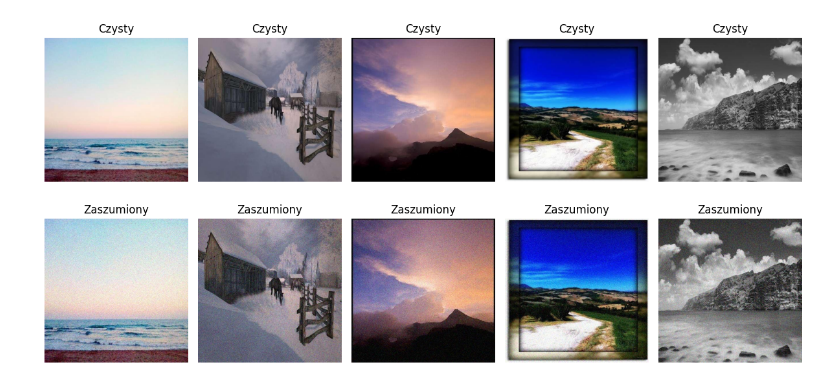
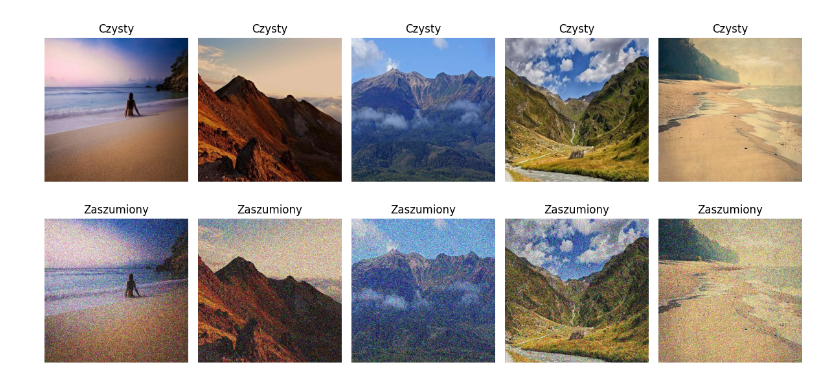
Before and after one commit to CyrexML/DenoisingImagesCNN, a Jupyter notebook: ZaszumienieObrazów.ipynb, the cells around one changed output. Drawn from its saved outputs; the diff is of its cells as text; code cells hidden in the pictures.

```diff
--- a/ZaszumienieObrazów.ipynb
+++ b/ZaszumienieObrazów.ipynb
@@ -5,12 +6,11 @@ from PIL import Image
 # %%
-
 # Ścieżki do katalogów z danymi
-clean_data_dir = "D:/labSem6/ObrazySzum"
-noisy_data_dir = "D:/labSem6/ObrazySzum1"
-
+clean_data_dir = "D:/labSem6/Obrazy3/ObrazyCzyste"
+noisy_data_dir = "D:/labSem6/Obrazy3/ObrazySzum"
 # Rozmiar obrazów
 image_size = (500, 500)
-
+mean = 0  # Średnia szumu gaussowskiego
+std_dev = 70  # Odchylenie standardowe szumu gaussowskiego
 # Funkcja do dodawania szumu gaussowskiego do obrazów
 def add_gaussian_noise(image, mean, std_dev):
     noise = np.random.normal(mean, std_dev, image.shape)
@@ -22,18 +22,8 @@ def add_gaussian_noise(image, mean, std_dev):
 os.makedirs(clean_data_dir, exist_ok=True)
 os.makedirs(noisy_data_dir, exist_ok=True)
 
-# Przetwarzanie czystych obrazów
-clean_image_files = os.listdir(clean_data_dir)
-for image_file in clean_image_files:
-    image_path = os.path.join(clean_data_dir, image_file)
-    image = Image.open(image_path).convert("RGB")
-    image = image.resize(image_size)
-    image.save(os.path.join(clean_data_dir, image_file))
-
 # Tworzenie zaszumionych obrazów
 noisy_image_files = os.listdir(clean_data_dir)
-mean = 0  # Średnia szumu gaussowskiego
-std_dev = 20  # Odchylenie standardowe szumu gaussowskiego
 for image_file in noisy_image_files:
     image_path = os.path.join(clean_data_dir, image_file)
     image = Image.open(image_path)
@@ -42,32 +32,24 @@ for image_file in noisy_image_files:
     noisy_image = Image.fromarray(noisy_image_array)
     noisy_image.save(os.path.join(noisy_data_dir, image_file))
 # %%
-import os
-import numpy as np
-import matplotlib.pyplot as plt
-
-# Ścieżki do katalogów z danymi
-clean_data_dir = "D:/labSem6/ObrazySzum"
-noisy_data_dir = "D:/labSem6/ObrazySzum1"
-
 # Wybór kilku przykładowych obrazów do wyświetlenia
 sample_images = np.random.choice(os.listdir(clean_data_dir), size=5, replace=False)
 
 # Wyświetlanie obrazów przed i po zaszumieniu
 fig, axes = plt.subplots(nrows=2, ncols=len(sample_images), figsize=(12, 6))
 for i, image_file in enumerate(sample_images):
     clean_image = plt.imread(os.path.join(clean_data_dir, image_file))
     noisy_image = plt.imread(os.path.join(noisy_data_dir, image_file))
 
     axes[0, i].imshow(clean_image)
     axes[0, i].set_title("Czysty")
     axes[0, i].axis("off")
 
     axes[1, i].imshow(noisy_image)
     axes[1, i].set_title("Zaszumiony")
     axes[1, i].axis("off")
 
 
 plt.tight_layout()
 # %% [output]
-[figure, old version]
+[figure, new version]
```
Also changed, not shown: parts of 1 cell of this notebook, 1 other file.
